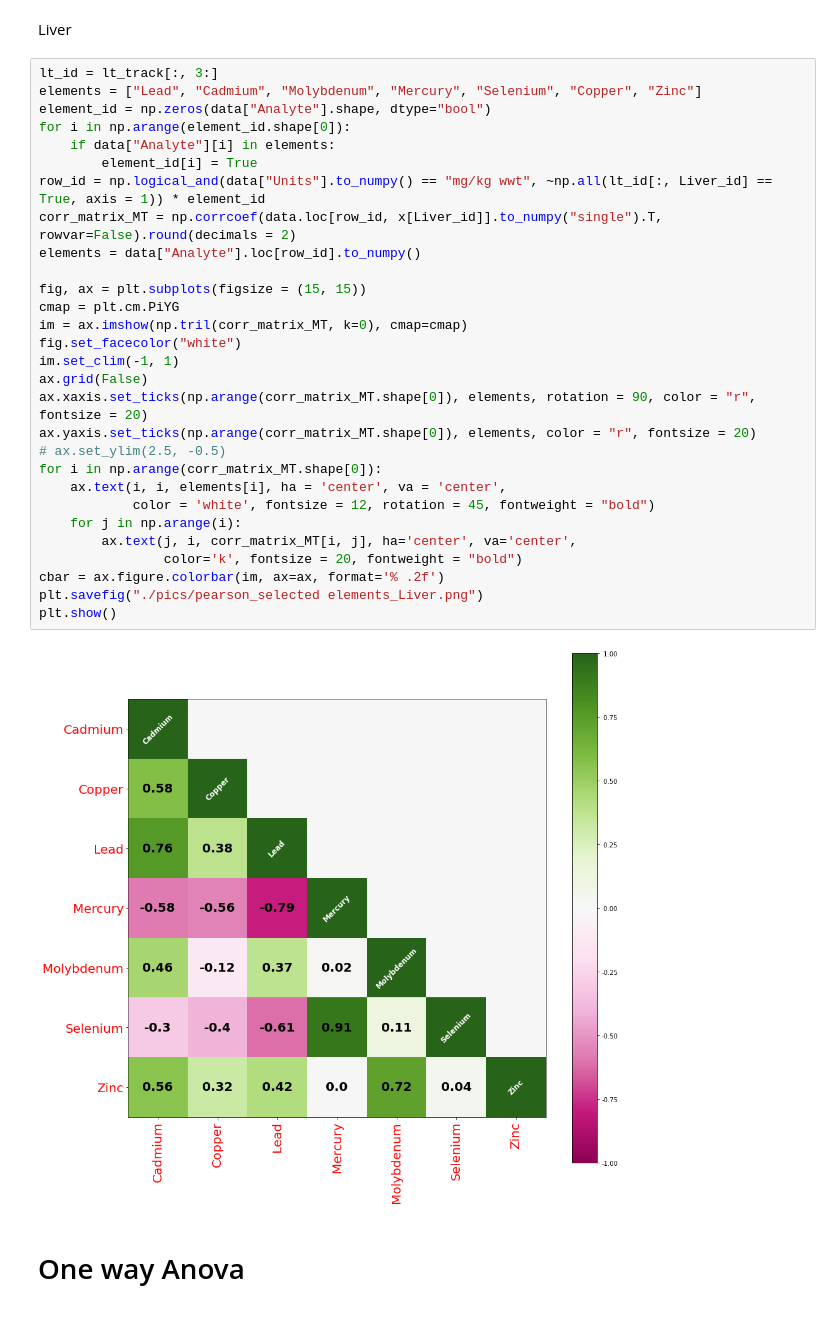
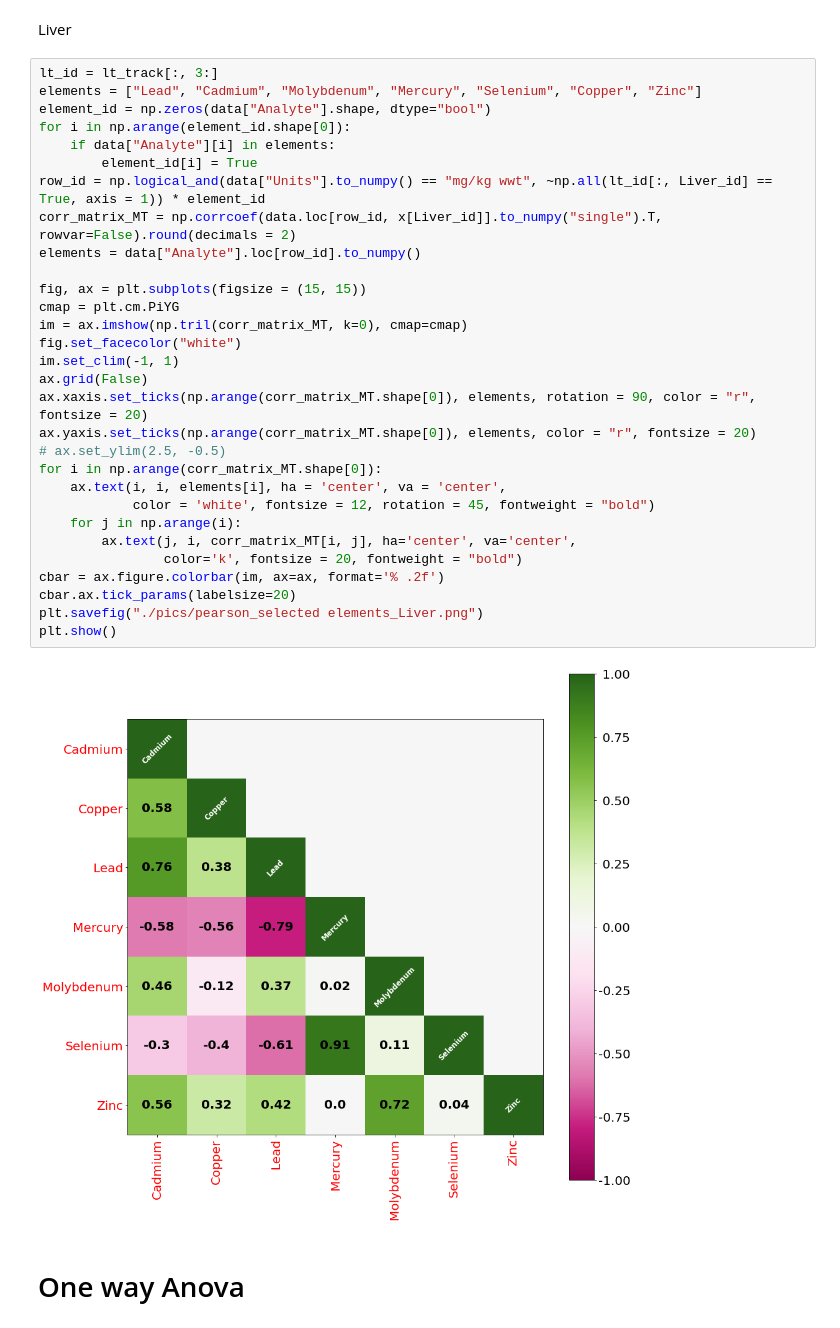
Before and after one commit to amirmtaghizadegan/Sturgeon, a Jupyter notebook: dup.ipynb, the cells around one changed output. Drawn from its saved outputs; the diff is of its cells as text.

Commit message:
figure settings update

```diff
--- a/dup.ipynb
+++ b/dup.ipynb
@@ -277,34 +280,35 @@ Liver
 # %%
 lt_id = lt_track[:, 3:]
 elements = ["Lead", "Cadmium", "Molybdenum", "Mercury", "Selenium", "Copper", "Zinc"]
 element_id = np.zeros(data["Analyte"].shape, dtype="bool")
 for i in np.arange(element_id.shape[0]):
     if data["Analyte"][i] in elements:
         element_id[i] = True
 row_id = np.logical_and(data["Units"].to_numpy() == "mg/kg wwt", ~np.all(lt_id[:, Liver_id] == True, axis = 1)) * element_id
 corr_matrix_MT = np.corrcoef(data.loc[row_id, x[Liver_id]].to_numpy("single").T, rowvar=False).round(decimals = 2)
 elements = data["Analyte"].loc[row_id].to_numpy()
 
 fig, ax = plt.subplots(figsize = (15, 15))
 cmap = plt.cm.PiYG
 im = ax.imshow(np.tril(corr_matrix_MT, k=0), cmap=cmap)
 fig.set_facecolor("white")
 im.set_clim(-1, 1)
 ax.grid(False)
 ax.xaxis.set_ticks(np.arange(corr_matrix_MT.shape[0]), elements, rotation = 90, color = "r", fontsize = 20)
 ax.yaxis.set_ticks(np.arange(corr_matrix_MT.shape[0]), elements, color = "r", fontsize = 20)
 # ax.set_ylim(2.5, -0.5)
 for i in np.arange(corr_matrix_MT.shape[0]):
     ax.text(i, i, elements[i], ha = 'center', va = 'center',
             color = 'white', fontsize = 12, rotation = 45, fontweight = "bold")
     for j in np.arange(i):
         ax.text(j, i, corr_matrix_MT[i, j], ha='center', va='center',
                 color='k', fontsize = 20, fontweight = "bold")
 cbar = ax.figure.colorbar(im, ax=ax, format='% .2f')
+cbar.ax.tick_params(labelsize=20)
 plt.savefig("./pics/pearson_selected elements_Liver.png")
 plt.show()
 # %% [output]
-[figure, old version]
+[figure, new version]
 # %% [markdown]
 # One way Anova
 # %%
```
Also changed, not shown: parts of 5 cells of this notebook.
